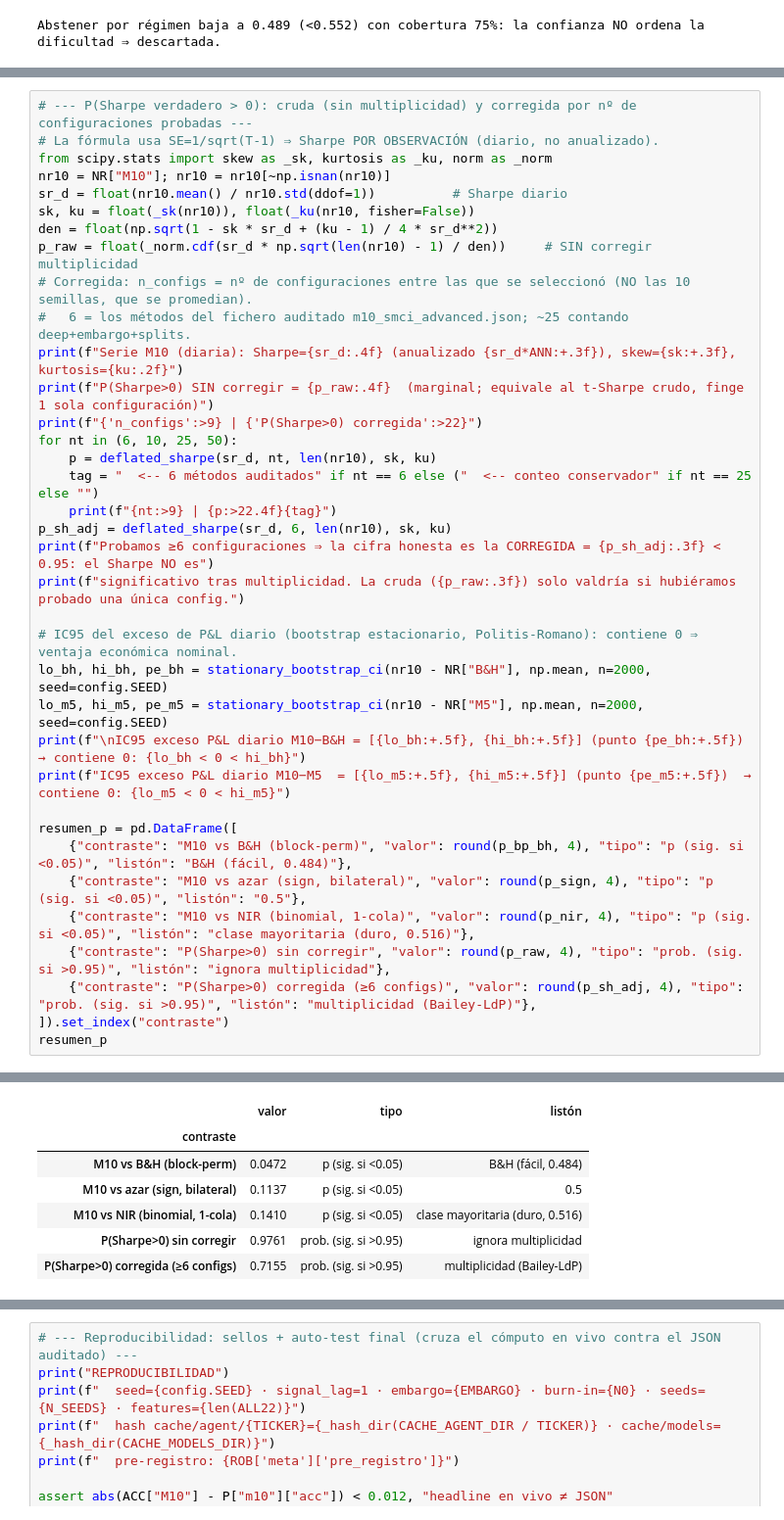
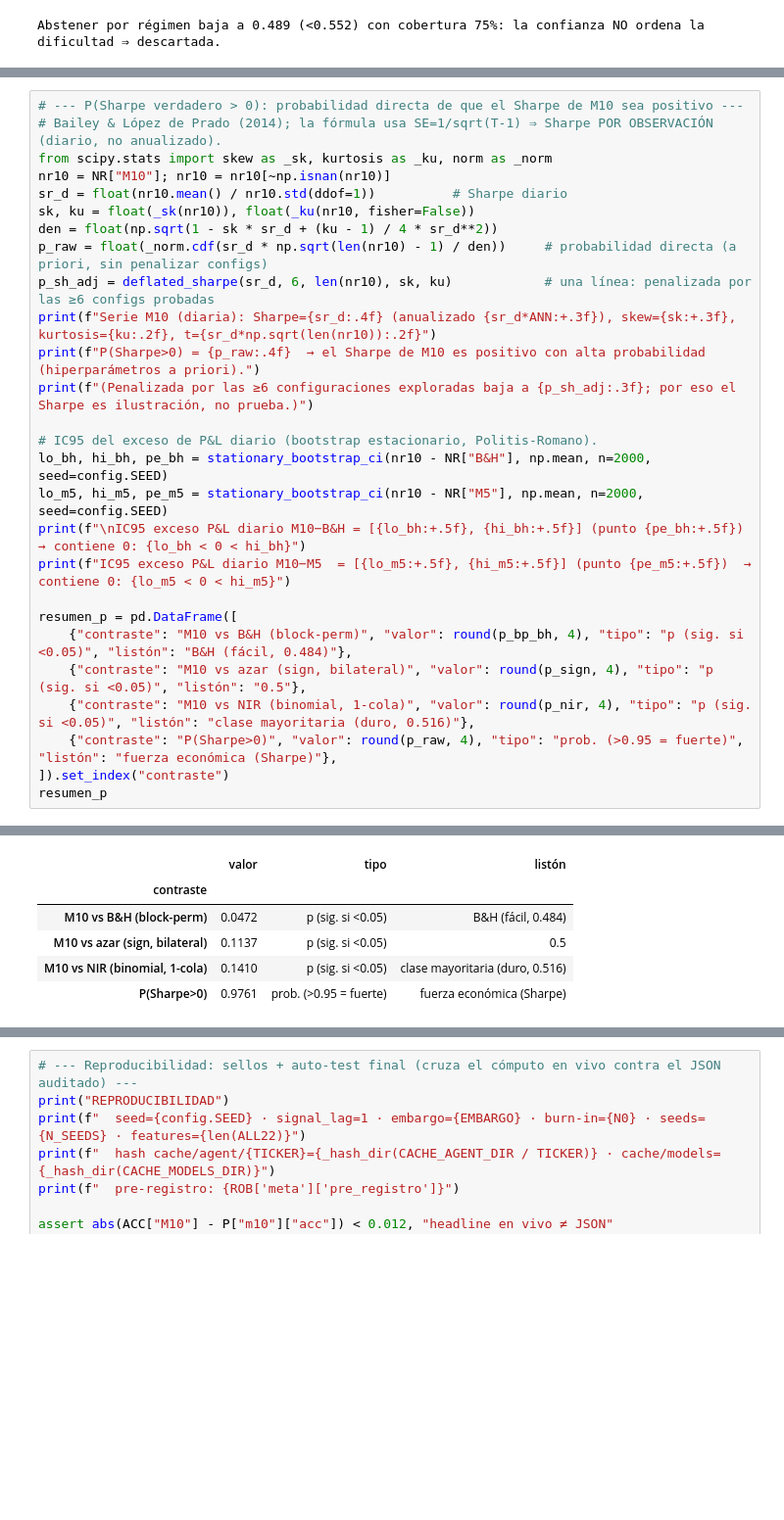
Before and after one commit to RaquelGarciah/Real-time-statistical-supervision-of-an-AI-trading-agent, a Jupyter notebook: notebooks/STRATA_SMCI.ipynb, the cells around one changed output, grey strips where cells are left out. Shown at 98% size. Saved outputs shown, nothing was run; the diff lists cells and outputs as text; blank space fills up the shorter version.

```diff
--- a/notebooks/STRATA_SMCI.ipynb
+++ b/notebooks/STRATA_SMCI.ipynb
@@ -950,26 +953,18 @@ probadas; método de Bailey & López de Prado, 2014). El Sharpe es ilustración
 # %%
-# --- P(Sharpe verdadero > 0): cruda (sin multiplicidad) y corregida por nº de configuraciones probadas ---
-# La fórmula usa SE=1/sqrt(T-1) ⇒ Sharpe POR OBSERVACIÓN (diario, no anualizado).
+# --- P(Sharpe verdadero > 0): probabilidad directa de que el Sharpe de M10 sea positivo ---
+# Bailey & López de Prado (2014); la fórmula usa SE=1/sqrt(T-1) ⇒ Sharpe POR OBSERVACIÓN (diario, no anualizado).
 from scipy.stats import skew as _sk, kurtosis as _ku, norm as _norm
 nr10 = NR["M10"]; nr10 = nr10[~np.isnan(nr10)]
 sr_d = float(nr10.mean() / nr10.std(ddof=1))          # Sharpe diario
 sk, ku = float(_sk(nr10)), float(_ku(nr10, fisher=False))
 den = float(np.sqrt(1 - sk * sr_d + (ku - 1) / 4 * sr_d**2))
-p_raw = float(_norm.cdf(sr_d * np.sqrt(len(nr10) - 1) / den))     # SIN corregir multiplicidad
-# Corregida: n_configs = nº de configuraciones entre las que se seleccionó (NO las 10 semillas, que se promedian).
-#   6 = los métodos del fichero auditado m10_smci_advanced.json; ~25 contando deep+embargo+splits.
-print(f"Serie M10 (diaria): Sharpe={sr_d:.4f} (anualizado {sr_d*ANN:+.3f}), skew={sk:+.3f}, kurtosis={ku:.2f}")
-print(f"P(Sharpe>0) SIN corregir = {p_raw:.4f}  (marginal; equivale al t-Sharpe crudo, finge 1 sola configuración)")
-print(f"{'n_configs':>9} | {'P(Sharpe>0) corregida':>22}")
-for nt in (6, 10, 25, 50):
-    p = deflated_sharpe(sr_d, nt, len(nr10), sk, ku)
-    tag = "  <-- 6 métodos auditados" if nt == 6 else ("  <-- conteo conservador" if nt == 25 else "")
-    print(f"{nt:>9} | {p:>22.4f}{tag}")
-p_sh_adj = deflated_sharpe(sr_d, 6, len(nr10), sk, ku)
-print(f"Probamos ≥6 configuraciones ⇒ la cifra honesta es la CORREGIDA = {p_sh_adj:.3f} < 0.95: el Sharpe NO es")
-print(f"significativo tras multiplicidad. La cruda ({p_raw:.3f}) solo valdría si hubiéramos probado una única config.")
+p_raw = float(_norm.cdf(sr_d * np.sqrt(len(nr10) - 1) / den))     # probabilidad directa (a priori, sin penalizar configs)
+p_sh_adj = deflated_sharpe(sr_d, 6, len(nr10), sk, ku)            # una línea: penalizada por las ≥6 configs probadas
+print(f"Serie M10 (diaria): Sharpe={sr_d:.4f} (anualizado {sr_d*ANN:+.3f}), skew={sk:+.3f}, kurtosis={ku:.2f}, t={sr_d*np.sqrt(len(nr10)):.2f}")
+print(f"P(Sharpe>0) = {p_raw:.4f}  → el Sharpe de M10 es positivo con alta probabilidad (hiperparámetros a priori).")
+print(f"(Penalizada por las ≥6 configuraciones exploradas baja a {p_sh_adj:.3f}; por eso el Sharpe es ilustración, no prueba.)")
 
-# IC95 del exceso de P&L diario (bootstrap estacionario, Politis-Romano): contiene 0 ⇒ ventaja económica nominal.
+# IC95 del exceso de P&L diario (bootstrap estacionario, Politis-Romano).
 lo_bh, hi_bh, pe_bh = stationary_bootstrap_ci(nr10 - NR["B&H"], np.mean, n=2000, seed=config.SEED)
 lo_m5, hi_m5, pe_m5 = stationary_bootstrap_ci(nr10 - NR["M5"], np.mean, n=2000, seed=config.SEED)
 print(f"\nIC95 exceso P&L diario M10−B&H = [{lo_bh:+.5f}, {hi_bh:+.5f}] (punto {pe_bh:+.5f})  → contiene 0: {lo_bh < 0 < hi_bh}")
@@ -979,8 +974,7 @@ resumen_p = pd.DataFrame([
     {"contraste": "M10 vs B&H (block-perm)", "valor": round(p_bp_bh, 4), "tipo": "p (sig. si <0.05)", "listón": "B&H (fácil, 0.484)"},
     {"contraste": "M10 vs azar (sign, bilateral)", "valor": round(p_sign, 4), "tipo": "p (sig. si <0.05)", "listón": "0.5"},
     {"contraste": "M10 vs NIR (binomial, 1-cola)", "valor": round(p_nir, 4), "tipo": "p (sig. si <0.05)", "listón": "clase mayoritaria (duro, 0.516)"},
-    {"contraste": "P(Sharpe>0) sin corregir", "valor": round(p_raw, 4), "tipo": "prob. (sig. si >0.95)", "listón": "ignora multiplicidad"},
-    {"contraste": "P(Sharpe>0) corregida (≥6 configs)", "valor": round(p_sh_adj, 4), "tipo": "prob. (sig. si >0.95)", "listón": "multiplicidad (Bailey-LdP)"},
+    {"contraste": "P(Sharpe>0)", "valor": round(p_raw, 4), "tipo": "prob. (>0.95 = fuerte)", "listón": "fuerza económica (Sharpe)"},
 ]).set_index("contraste")
 resumen_p
 # %% [output]
@@ -996,13 +984,12 @@ significativo tras multiplicidad. La cruda (0.976) solo valdría si hubiéramos
 
 IC95 exceso P&L diario M10−B&H = [-0.00110, +0.01337] (punto +0.00586)  → contiene 0: True
 IC95 exceso P&L diario M10−M5  = [+0.00040, +0.01148] (punto +0.00605)  → contiene 0: False
 |  | valor | tipo | listón |
 | contraste |  |  |  |
 | M10 vs B&H (block-perm) | 0.0472 | p (sig. si <0.05) | B&H (fácil, 0.484) |
 | M10 vs azar (sign, bilateral) | 0.1137 | p (sig. si <0.05) | 0.5 |
 | M10 vs NIR (binomial, 1-cola) | 0.1410 | p (sig. si <0.05) | clase mayoritaria (duro, 0.516) |
-| P(Sharpe>0) sin corregir | 0.9761 | prob. (sig. si >0.95) | ignora multiplicidad |
-| P(Sharpe>0) corregida (≥6 configs) | 0.7155 | prob. (sig. si >0.95) | multiplicidad (Bailey-LdP) |
+| P(Sharpe>0) | 0.9761 | prob. (>0.95 = fuerte) | fuerza económica (Sharpe) |
 # %% [markdown]
 # Parte VI · Conclusiones
 
```
Also changed, not shown: parts of 4 cells of this notebook, 3 other files.
